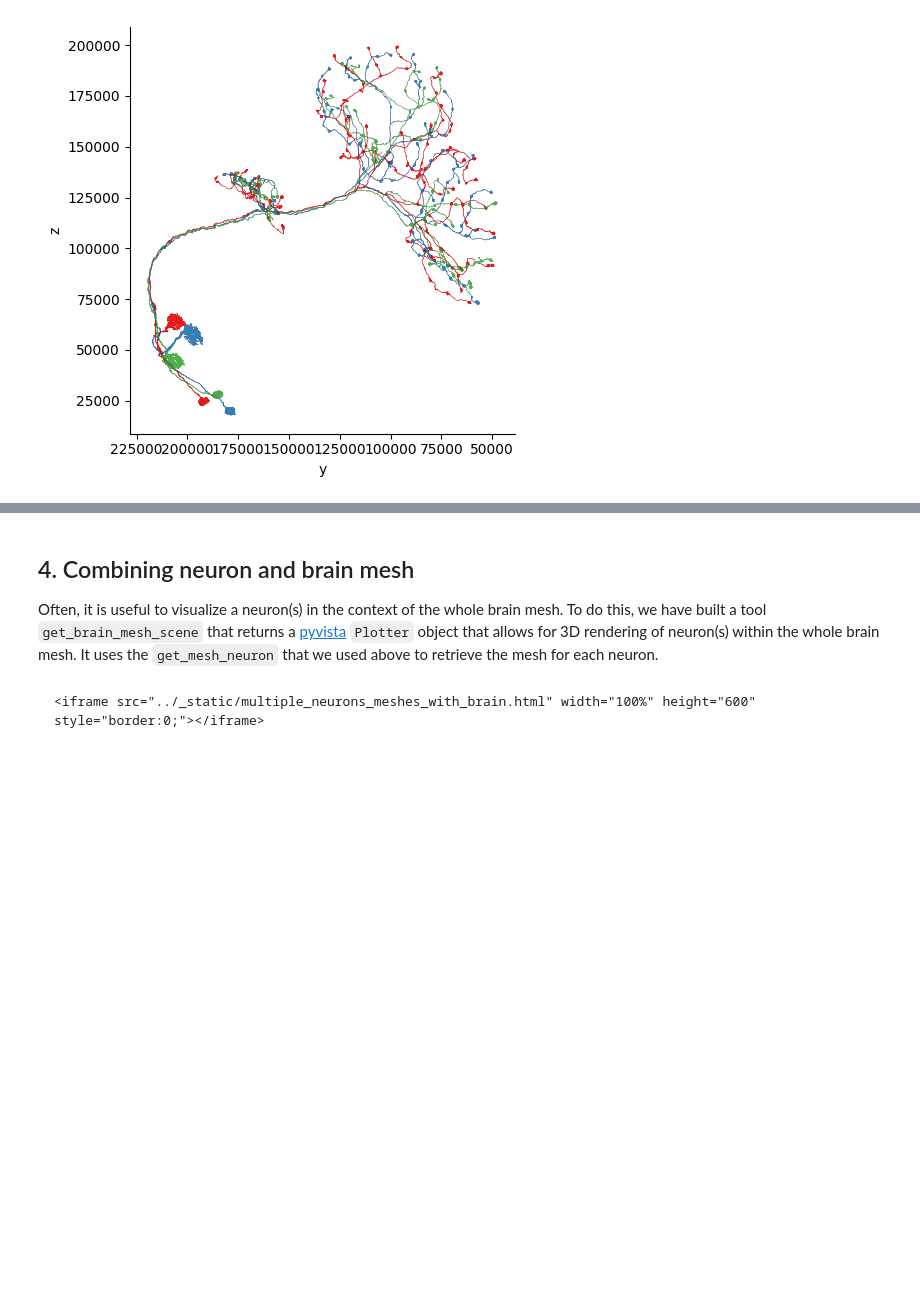
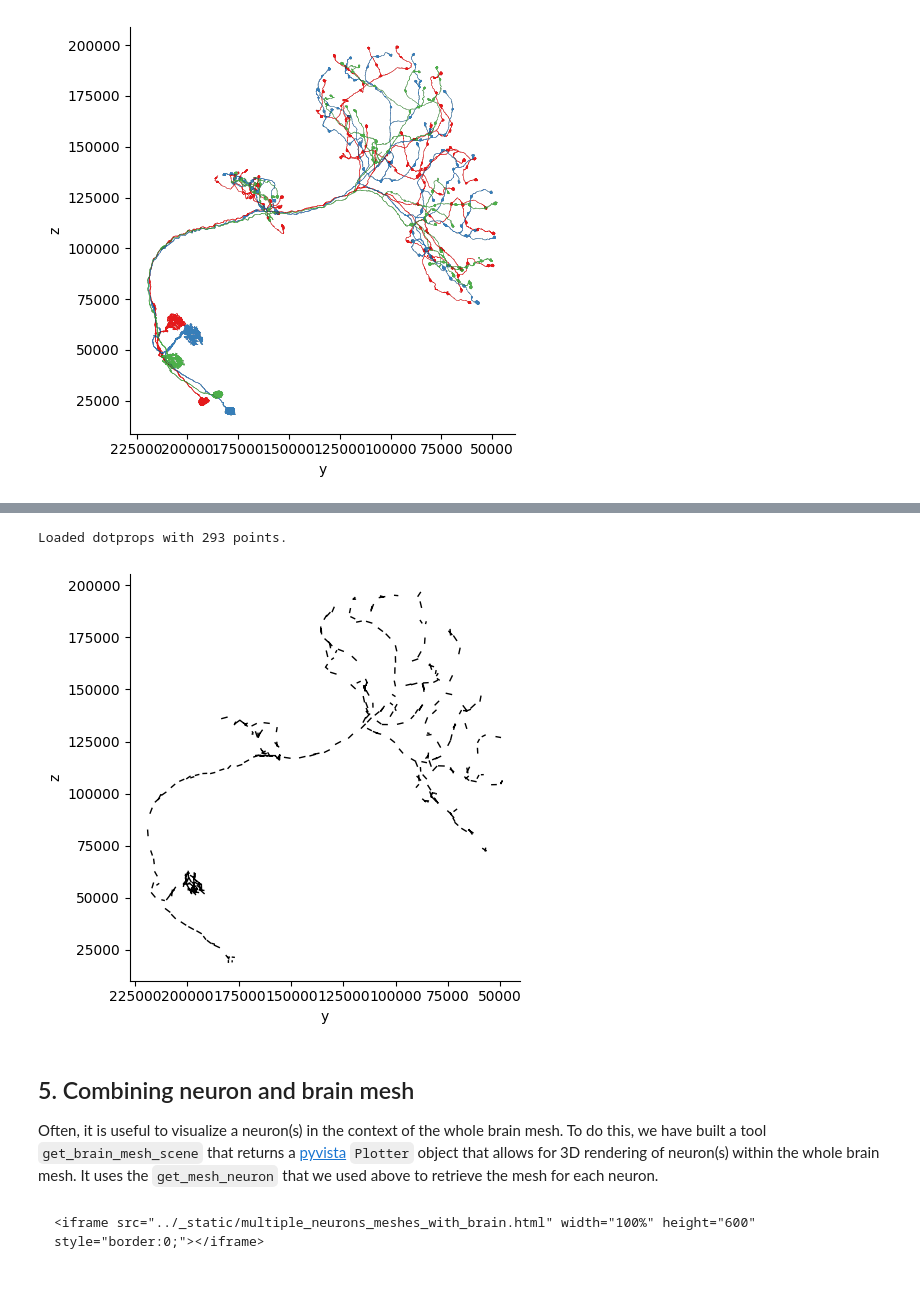
Before and after one commit to Social-Evolution-and-Behavior/crantpy, a Jupyter notebook: docs/deep_dive/visualization.ipynb, the cells around one changed output, grey strips where cells are left out. Drawn from its saved outputs; the diff is of its cells as text; code cells hidden in the pictures; blank space fills up the shorter version.

```diff
--- a/docs/deep_dive/visualization.ipynb
+++ b/docs/deep_dive/visualization.ipynb
@@ -130,5 +139,19 @@ plt.show()
+# %%
+dotprop = cp.get_l2_dotprops(neuron_id)[0]
+print(f"Loaded dotprops with {dotprop.n_points} points.")
+# %% [output]
+Loaded dotprops with 293 points.
+# %%
+fig, ax = navis.plot2d(dotprop, view=("-y", "z"), color='black')
+plt.grid(False)
+ax.spines['top'].set_visible(False)
+ax.spines['right'].set_visible(False)
+plt.tight_layout()
+plt.show()
+# %% [output]
+[figure, added]
 # %% [markdown]
-## 4. Combining neuron and brain mesh
+## 5. Combining neuron and brain mesh
 
 Often, it is useful to visualize a neuron(s) in the context of the whole brain mesh. To do this, we have built a tool `get_brain_mesh_scene` that returns a [pyvista](https://pyvista.org) `Plotter` object that allows for 3D rendering of neuron(s) within the whole brain mesh. It uses the `get_mesh_neuron` that we used above to retrieve the mesh for each neuron.
 # %%
```
Also changed, not shown: parts of 4 cells of this notebook, 2 other files.
